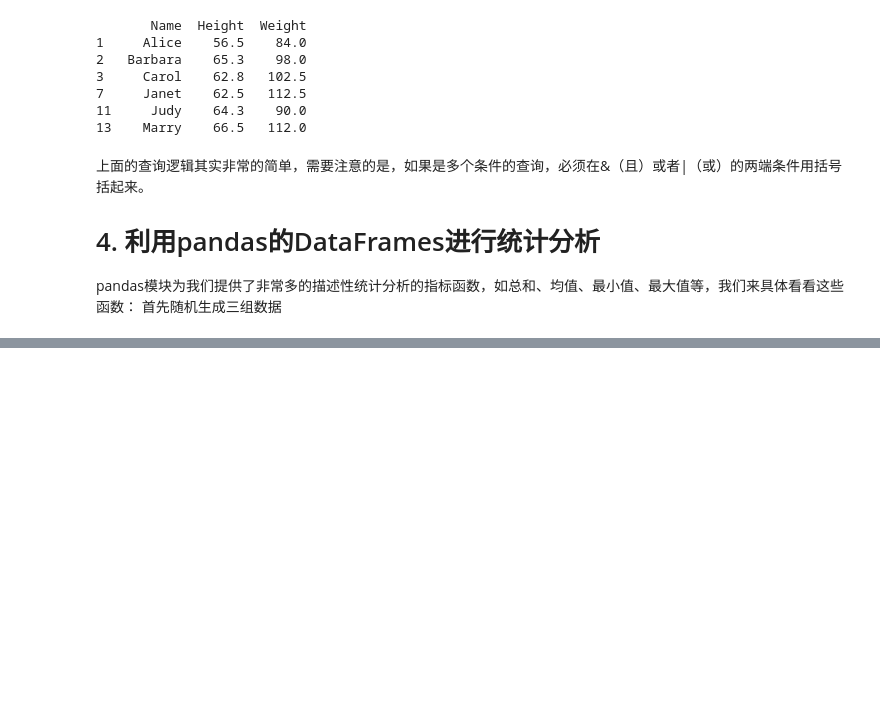
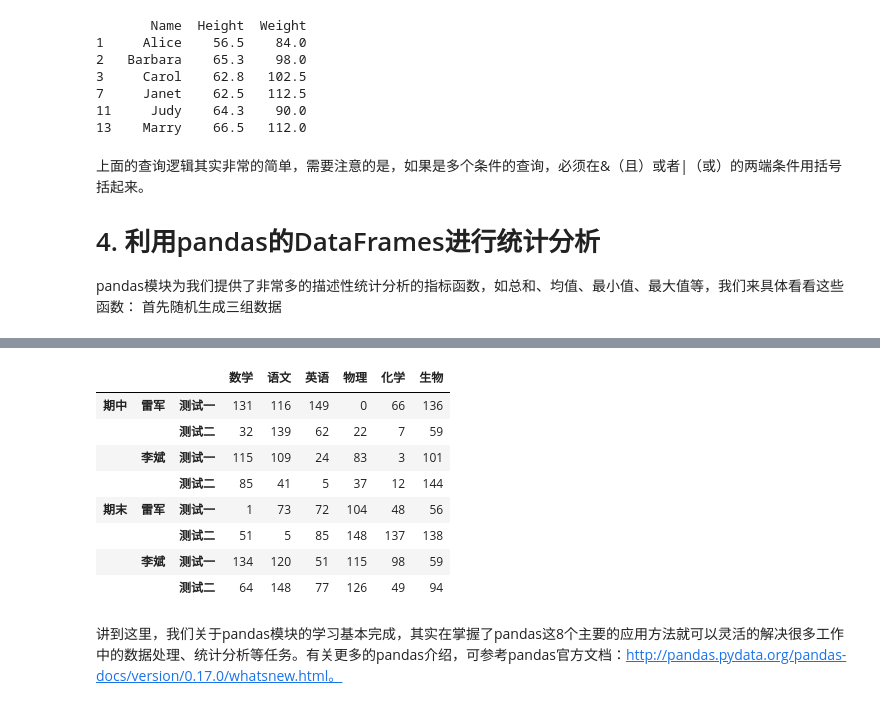
Before and after one commit to youthcolor/mypython, a Jupyter notebook: pandas-basic/pandas-basic.ipynb, the cells around one changed output, grey strips where cells are left out. Saved outputs shown, nothing was run; the diff lists cells and outputs as text; code cells hidden in the pictures; blank space fills up the shorter version.

Commit message:
pandas basic

```diff
--- a/pandas-basic/pandas-basic.ipynb
+++ b/pandas-basic/pandas-basic.ipynb
@@ -353,0 +1182,14 @@ pandas模块为我们提供了非常多的描述性统计分析的指标函数
+# %%
+data['正式考']
+# %% [output]
+|  |  |  | 数学 | 语文 | 英语 | 物理 | 化学 | 生物 |
+| 期中 | 雷军 | 测试一 | 131 | 116 | 149 | 0 | 66 | 136 |
+|  |  | 测试二 | 32 | 139 | 62 | 22 | 7 | 59 |
+|  | 李斌 | 测试一 | 115 | 109 | 24 | 83 | 3 | 101 |
+|  |  | 测试二 | 85 | 41 | 5 | 37 | 12 | 144 |
+| 期末 | 雷军 | 测试一 | 1 | 73 | 72 | 104 | 48 | 56 |
+|  |  | 测试二 | 51 | 5 | 85 | 148 | 137 | 138 |
+|  | 李斌 | 测试一 | 134 | 120 | 51 | 115 | 98 | 59 |
+|  |  | 测试二 | 64 | 148 | 77 | 126 | 49 | 94 |
+# %% [markdown]
+讲到这里，我们关于pandas模块的学习基本完成，其实在掌握了pandas这8个主要的应用方法就可以灵活的解决很多工作中的数据处理、统计分析等任务。有关更多的pandas介绍，可参考pandas官方文档：http://pandas.pydata.org/pandas-docs/version/0.17.0/whatsnew.html。
```
Also changed, not shown: parts of 91 cells of this notebook.
